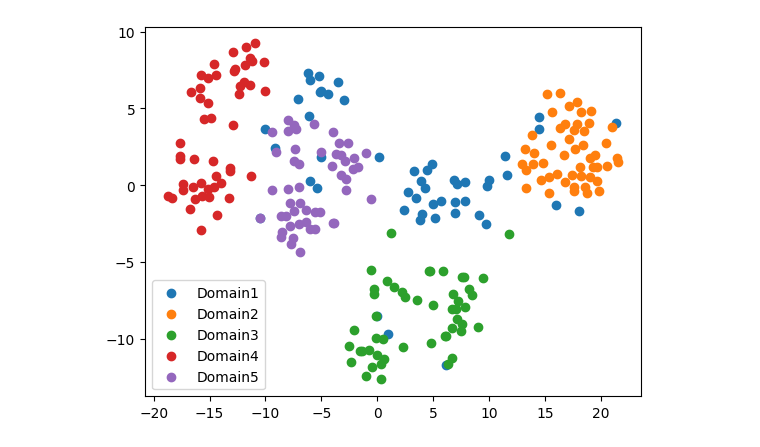
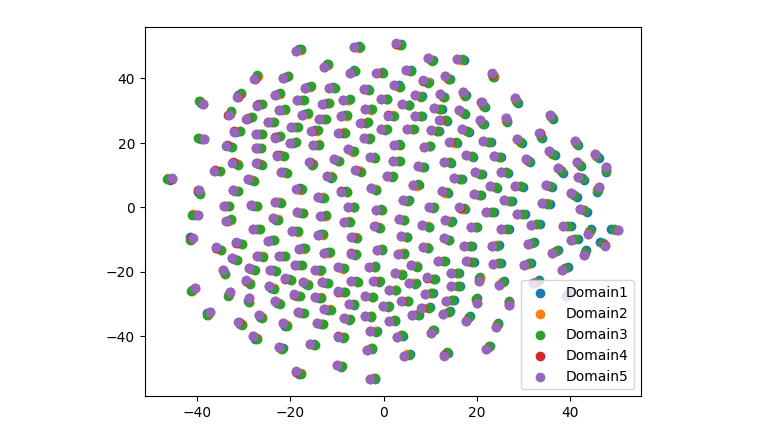
Before and after one commit to QianFY/EEE5046-project1, a Jupyter notebook: jupyter/4_TSNE.ipynb, the cells around one changed output. Cells and saved outputs as stored; diff of their text form; code cells hidden in the pictures.

```diff
--- a/jupyter/4_TSNE.ipynb
+++ b/jupyter/4_TSNE.ipynb
@@ -33,3 +35,39 @@ def ssim(y_true , y_pred):
     ssim = (2 * u_true * u_pred + c1) * (2 * std_pred * std_true + c2)
     denom = (u_true ** 2 + u_pred ** 2 + c1) * (var_pred + var_true + c2)
     return ssim / denom
+# %%
+ratio = 0.3
+
+source_images_dir = '../data/FAZ/Domain1/train/imgs'
+source_images = sorted(os.listdir(source_images_dir))
+
+transferred_images_dirs = []
+for i in range(2, 6):
+    transferred_images_dir = '../data/FAZ/Domain1/train/imgs_ratio_' + str(ratio) + '/toDomain' + str(i)
+
+    transferred_images_dirs.append(transferred_images_dir)
+
+mse_values = []
+psnr_values = []
+ssim_values = []
+
+for transferred_images_dir in transferred_images_dirs:
+    transferred_images = sorted(os.listdir(transferred_images_dir))
+    for src_img, trans_img in zip(source_images, transferred_images):
+        img1 = io.imread(os.path.join(source_images_dir, src_img))
+        img2 = io.imread(os.path.join(transferred_images_dir, trans_img))
+
+        assert img1.shape == img2.shape, f"Image dimensions do not match for {src_img}"
+
+        # ssim_index = ssim(img1, img2, multichannel=True)
+        mse_value = MSE(img1, img2)
+        mse_values.append(mse_value)
+        psnr_value = PSNR(img1, img2)
+        psnr_values.append(psnr_value)
+        ssim_value = SSIM(img1, img2)
+        ssim_values.append(ssim_value)
+
+    average_mse = sum(mse_values) / len(mse_values)
+    average_psnr = sum(psnr_values) / len(psnr_values)
+    average_ssim = sum(ssim_values) / len(ssim_values)
+    print(f"Average MSE: {average_mse}, Average PSNR: {average_psnr}, Average SSIM: {average_ssim}")
@@ -44,24 +87,28 @@ def load_images_from_folder(folder):
             images.append(img_array)
     return images
 # %%
-folders = ['./FedICRA-master/data/ODOC/Domain1/reconstrct/toDomain{}'.format(i) for i in range(1, 6)]
+folders = ['../data/FAZ/Domain1/train/imgs']
+for i in range(2, 6):
+    folder = '../data/FAZ/Domain1/train/imgs_ratio_' + str(ratio) + '/toDomain' + str(i)
+    folders.append(folder)
+
 all_images = []
 domains = []
 for i, folder in enumerate(folders):
     images = load_images_from_folder(folder)
     domains.extend([i+1]*len(images))
     all_images.extend(images)
 
 flattened_images = np.array([img.flatten() for img in all_images])
 tsne = TSNE(n_components = 2)
 tsne_results = tsne.fit_transform(flattened_images)
 
 unique_domains = np.unique(domains)
 for domain in unique_domains:
     indices = [i for i, d in enumerate(domains) if d == domain]
     plt.scatter(tsne_results[indices, 0], tsne_results[indices, 1], label = 'Domain' + str(domain))
 
 plt.legend()
 plt.show()
 # %% [output]
-[figure, old version]
+[figure, new version]
```
Also changed, not shown: parts of 5 cells of this notebook, 1 other file.
